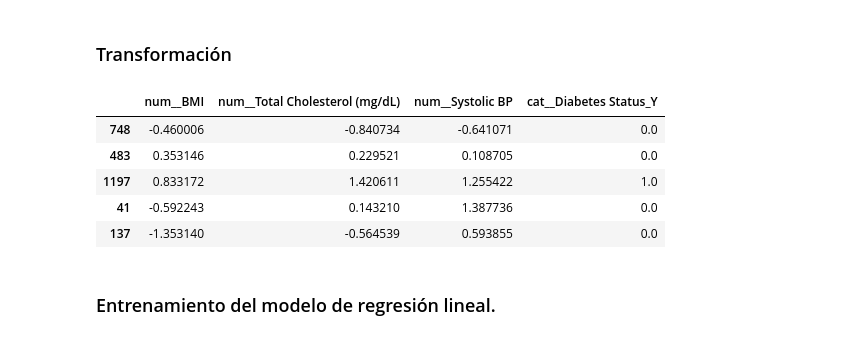
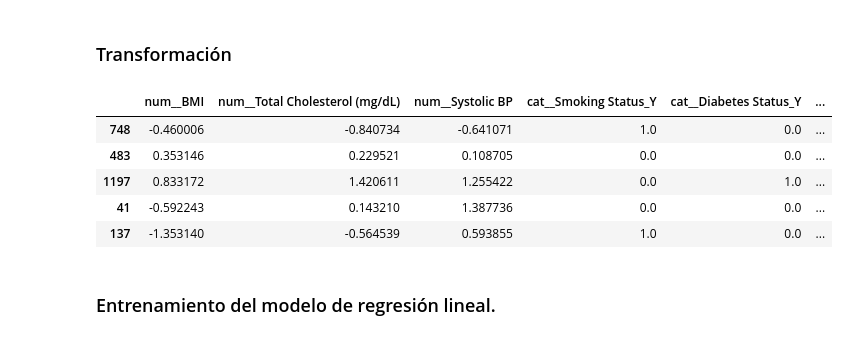
Before and after one commit to ML-2026-10/Lab1-LinearRegression, a Jupyter notebook: ml_lab1.ipynb, the cells around one changed output. Drawn from its saved outputs; the diff is of its cells as text; code cells hidden in the pictures.

```diff
--- a/ml_lab1.ipynb
+++ b/ml_lab1.ipynb
@@ -1049,13 +1050,14 @@ colstodrop = [
     "Weight (kg)",
     "Height (m)",
     "HDL (mg/dL)",
+    # "Total Cholesterol (mg/dL)",
     "Height (cm)",
     "Diastolic BP",
     "Estimated LDL (mg/dL)",
     "Sex",
-    "Smoking Status",
+    # "Smoking Status",
     "Physical Activity Level",
-    "Family History of CVD",
+    # "Family History of CVD",
     "Blood Pressure Category",
     "Abdominal Circumference (cm)",
     "Fasting Blood Sugar (mg/dL)",
@@ -1089,10 +1091,10 @@ numericfeatures = [
 
 categoricalfeatures = [
     # "Sex",
-    # "Smoking Status",
+    "Smoking Status",
     "Diabetes Status",
     # "Physical Activity Level",
-    # "Family History of CVD",
+    "Family History of CVD",
     # "Blood Pressure Category",
 ]
 
@@ -1117,29 +1119,29 @@ preprocessor = ColumnTransformer(
 # 3) Pipeline final
 # --------------------------
 
-pipe = Pipeline(steps=[
+pipe2 = Pipeline(steps=[
     ("dropper", dropper),
     ("preprocesamiento", preprocessor)
 ])
 # %% [markdown]
 ### Transformación
 # %%
-Xt_train = pipe.fit_transform(X_train)
-feature_names = pipe.named_steps["preprocesamiento"].get_feature_names_out()
+Xt_train = pipe2.fit_transform(X_train)
+feature_names = pipe2.named_steps["preprocesamiento"].get_feature_names_out()
 Xt_train_df = pd.DataFrame(
     Xt_train.toarray() if hasattr(Xt_train, "toarray") else Xt_train,
     columns=feature_names,
     index=X_train.index
 )
 
 Xt_train_df.head()
 # %% [output]
-|  | num__BMI | num__Total Cholesterol (mg/dL) | num__Systolic BP | cat__Diabetes Status_Y |
-| 748 | -0.460006 | -0.840734 | -0.641071 | 0.0 |
-| 483 | 0.353146 | 0.229521 | 0.108705 | 0.0 |
-| 1197 | 0.833172 | 1.420611 | 1.255422 | 1.0 |
-| 41 | -0.592243 | 0.143210 | 1.387736 | 0.0 |
-| 137 | -1.353140 | -0.564539 | 0.593855 | 0.0 |
+|  | num__BMI | num__Total Cholesterol (mg/dL) | num__Systolic BP | cat__Smoking Status_Y | cat__Diabetes Status_Y | ... |
+| 748 | -0.460006 | -0.840734 | -0.641071 | 1.0 | 0.0 | ... |
+| 483 | 0.353146 | 0.229521 | 0.108705 | 0.0 | 0.0 | ... |
+| 1197 | 0.833172 | 1.420611 | 1.255422 | 0.0 | 1.0 | ... |
+| 41 | -0.592243 | 0.143210 | 1.387736 | 0.0 | 0.0 | ... |
+| 137 | -1.353140 | -0.564539 | 0.593855 | 1.0 | 0.0 | ... |
 # %% [markdown]
 ### Entrenamiento del modelo de regresión lineal.
 # %%
```
Also changed, not shown: parts of 26 cells of this notebook, 1 other file.
